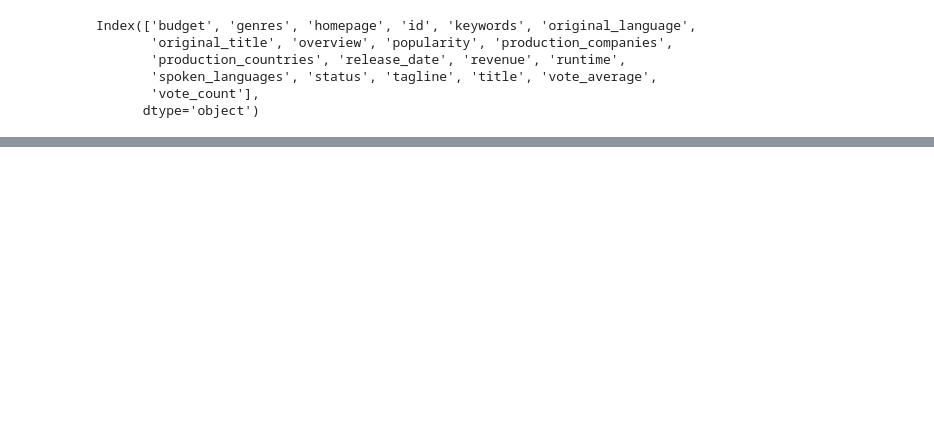
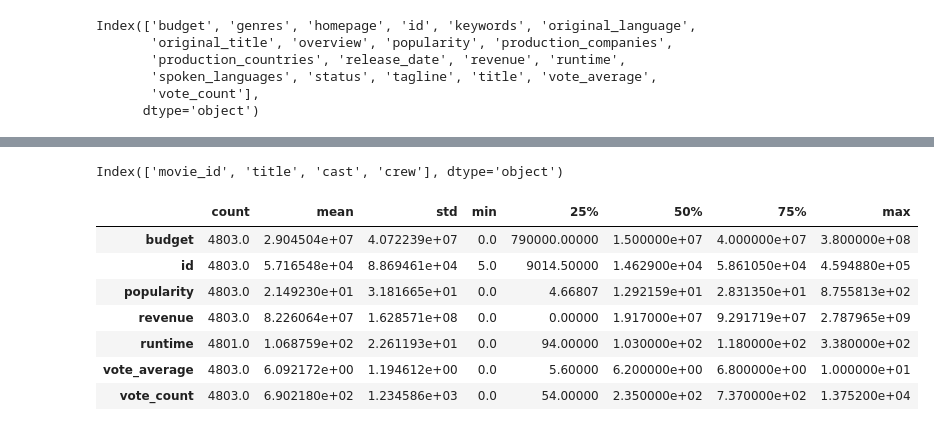
Before and after one commit to Tohbey/Data_Science_Tasks, a Jupyter notebook: Recommendation Task/TMDB movie/tmdb_movie.ipynb, the cells around one changed output, grey strips where cells are left out. Saved outputs shown, nothing was run; the diff lists cells and outputs as text; code cells hidden in the pictures; blank space fills up the shorter version.

Commit message:
Movies Recommedation task

```diff
--- a/Recommendation Task/TMDB movie/tmdb_movie.ipynb
+++ b/Recommendation Task/TMDB movie/tmdb_movie.ipynb
@@ -42,0 +4,3 @@ dtype: bool
+# %%
+tmdb_movies_df = pd.read_csv('tmdb_5000_movies.csv')
+tmdb_movies_df.head()
@@ -86,0 +50,15 @@ tmdb_movides_df.head(10)
+# %%
+tmdb_credits_df.columns
+# %% [output]
+Index(['movie_id', 'title', 'cast', 'crew'], dtype='object')
+# %%
+tmdb_movies_df.describe().T
+# %% [output]
+|  | count | mean | std | min | 25% | 50% | 75% | max |
+| budget | 4803.0 | 2.904504e+07 | 4.072239e+07 | 0.0 | 790000.00000 | 1.500000e+07 | 4.000000e+07 | 3.800000e+08 |
+| id | 4803.0 | 5.716548e+04 | 8.869461e+04 | 5.0 | 9014.50000 | 1.462900e+04 | 5.861050e+04 | 4.594880e+05 |
+| popularity | 4803.0 | 2.149230e+01 | 3.181665e+01 | 0.0 | 4.66807 | 1.292159e+01 | 2.831350e+01 | 8.755813e+02 |
+| revenue | 4803.0 | 8.226064e+07 | 1.628571e+08 | 0.0 | 0.00000 | 1.917000e+07 | 9.291719e+07 | 2.787965e+09 |
+| runtime | 4801.0 | 1.068759e+02 | 2.261193e+01 | 0.0 | 94.00000 | 1.030000e+02 | 1.180000e+02 | 3.380000e+02 |
+| vote_average | 4803.0 | 6.092172e+00 | 1.194612e+00 | 0.0 | 5.60000 | 6.200000e+00 | 6.800000e+00 | 1.000000e+01 |
+| vote_count | 4803.0 | 6.902180e+02 | 1.234586e+03 | 0.0 | 54.00000 | 2.350000e+02 | 7.370000e+02 | 1.375200e+04 |
```
Also changed, not shown: parts of 38 cells of this notebook.
